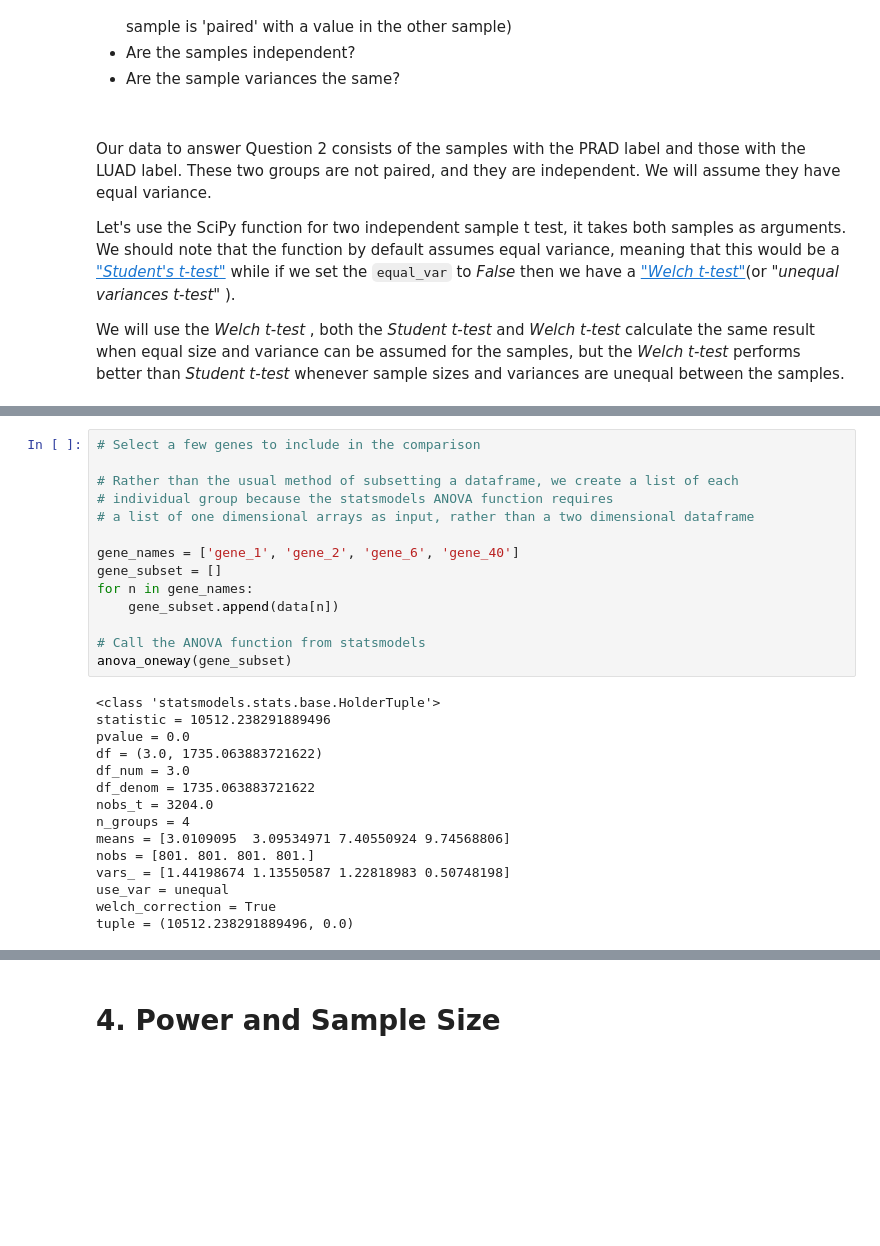
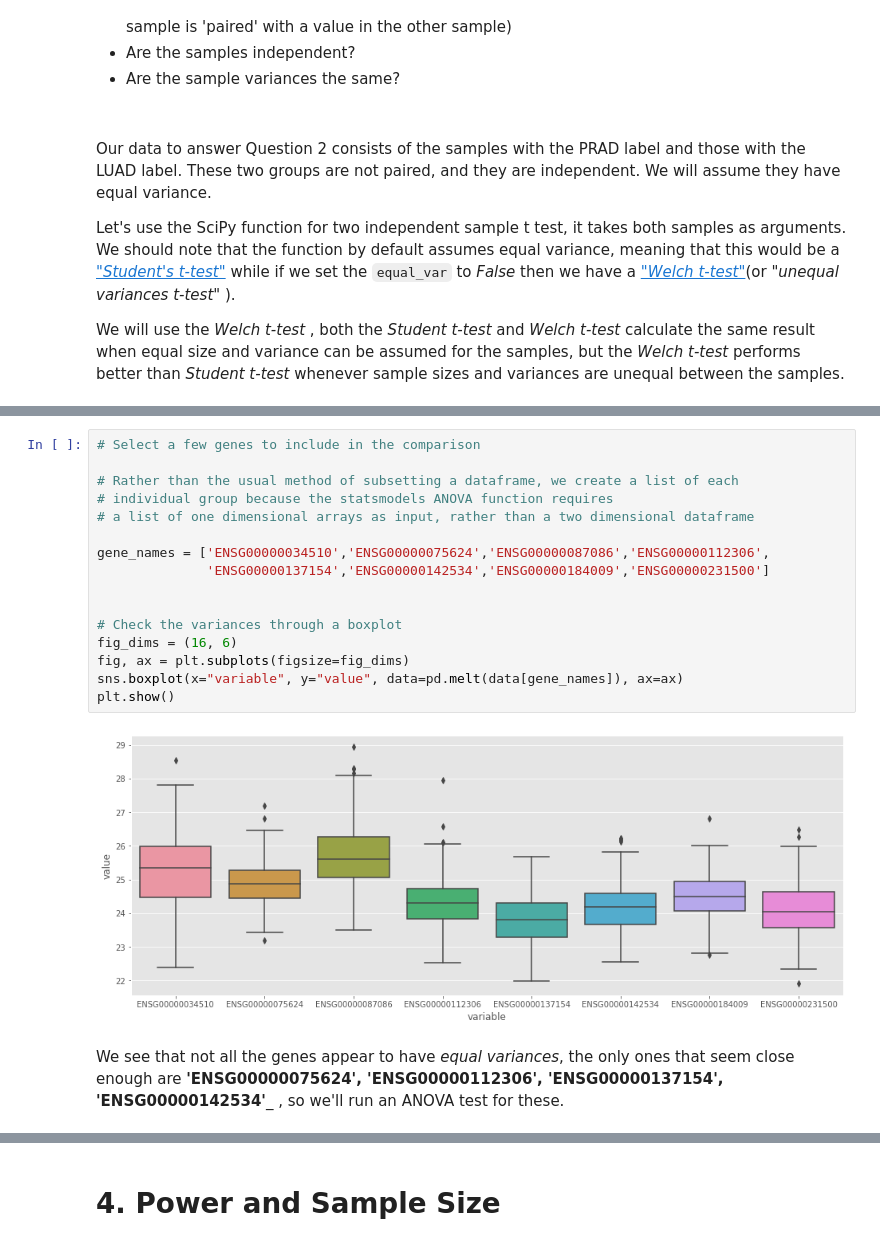
Before and after one commit to fredhutchio/ml-pancancer-example, a Jupyter notebook: Notebook 2 - Intermediate.ipynb, the cells around one changed output, grey strips where cells are left out. Cells and saved outputs as stored; diff of their text form; blank space fills up the shorter version.

Commit message:
added formatting, analysis, and simulations to Anova section

```diff
--- a/Notebook 2 - Intermediate.ipynb
+++ b/Notebook 2 - Intermediate.ipynb
@@ -660,29 +733,20 @@ To do this, let's make use of the one way ANOVA function from the statsmodels pa
 # %%
 # Select a few genes to include in the comparison
 
 # Rather than the usual method of subsetting a dataframe, we create a list of each
 # individual group because the statsmodels ANOVA function requires
 # a list of one dimensional arrays as input, rather than a two dimensional dataframe
 
-gene_names = ['gene_1', 'gene_2', 'gene_6', 'gene_40']
-gene_subset = []
-for n in gene_names:
-    gene_subset.append(data[n])
+gene_names = ['ENSG00000034510','ENSG00000075624','ENSG00000087086','ENSG00000112306',
+              'ENSG00000137154','ENSG00000142534','ENSG00000184009','ENSG00000231500']
 
-# Call the ANOVA function from statsmodels
-anova_oneway(gene_subset)
+
+# Check the variances through a boxplot
+fig_dims = (16, 6)
+fig, ax = plt.subplots(figsize=fig_dims)
+sns.boxplot(x="variable", y="value", data=pd.melt(data[gene_names]), ax=ax)
+plt.show()
 # %% [output]
-<class 'statsmodels.stats.base.HolderTuple'>
-statistic = 10512.238291889496
-pvalue = 0.0
-df = (3.0, 1735.063883721622)
-df_num = 3.0
-df_denom = 1735.063883721622
-nobs_t = 3204.0
-n_groups = 4
-means = [3.0109095  3.09534971 7.40550924 9.74568806]
-nobs = [801. 801. 801. 801.]
-vars_ = [1.44198674 1.13550587 1.22818983 0.50748198]
-use_var = unequal
-welch_correction = True
-tuple = (10512.238291889496, 0.0)
+[figure, added]
+# %% [markdown]
+We see that not all the genes appear to have _equal variances_, the only ones that seem close enough are __'ENSG00000075624', 'ENSG00000112306', 'ENSG00000137154', 'ENSG00000142534'___ , so we'll run an ANOVA test for these.
```
Also changed, not shown: parts of 10 cells of this notebook.
